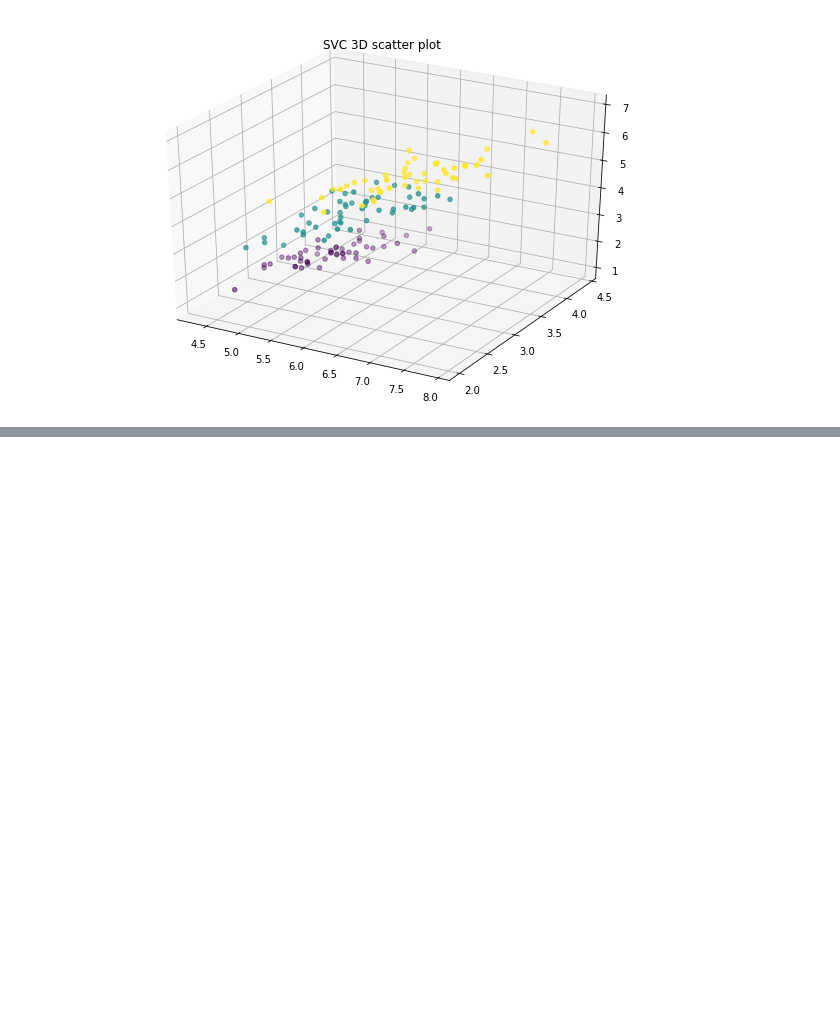
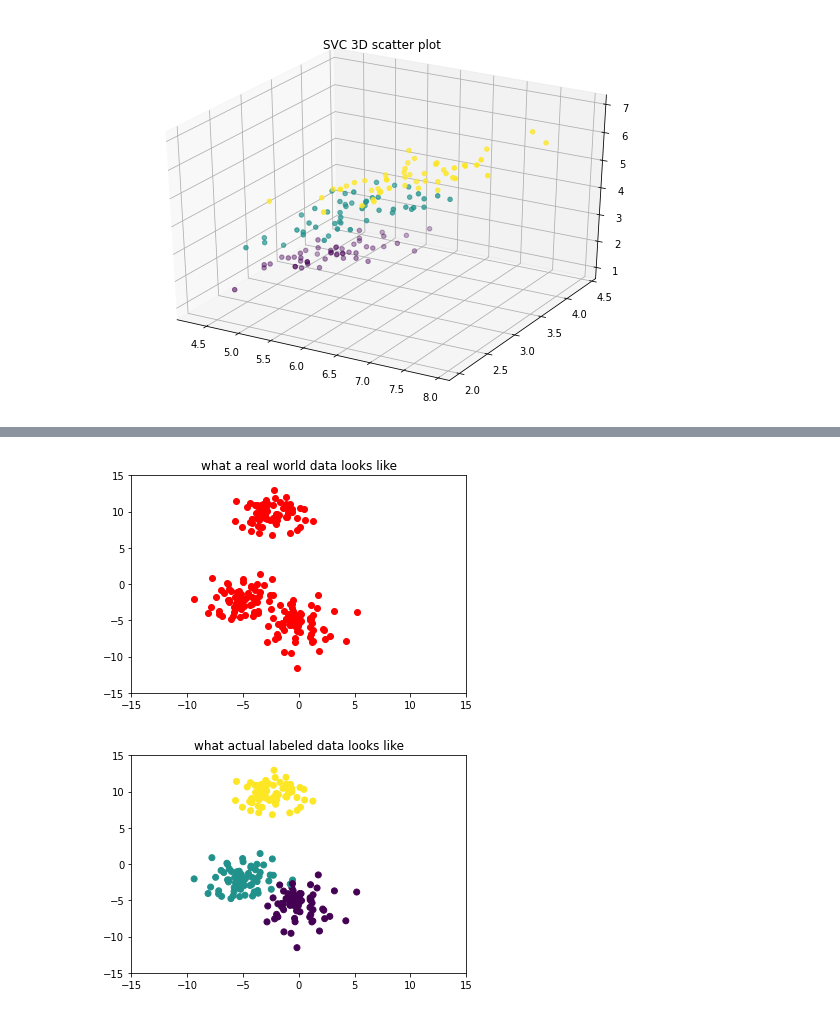
Before and after one commit to Arnabsaha6/Machine-Learning, a Jupyter notebook: Machine_Learning_Hands_on_Knowledge.ipynb, the cells around one changed output, grey strips where cells are left out. Cells and saved outputs as stored; diff of their text form; code cells hidden in the pictures; blank space fills up the shorter version.

```diff
--- a/Machine_Learning_Hands_on_Knowledge.ipynb
+++ b/Machine_Learning_Hands_on_Knowledge.ipynb
@@ -278,3 +278,26 @@ plt.show()
 * The algorithm is finished when the assignment of instances to clusters no longer changes
 
 ![Title](https://miro.medium.com/max/734/1*yThVPL3TBBMf44KGefyIbw.png)
+# %%
+from sklearn.datasets import make_blobs
+import matplotlib.pyplot as plt
+from sklearn.cluster import KMeans
+
+data = make_blobs(n_samples=200, n_features=2, centers=3, cluster_std=1.6, random_state=50)
+
+points = data[0]
+
+plt.scatter(data[0][:,0], data[0][:,1], c='red', cmap='viridis')
+plt.xlim(-15,15)
+plt.ylim(-15,15)
+plt.title('what a real world data looks like')
+plt.show()
+
+plt.scatter(data[0][:,0], data[0][:,1], c=data[1], cmap='viridis')
+plt.xlim(-15,15)
+plt.ylim(-15,15)
+plt.title('what actual labeled data looks like')
+plt.show()
+# %% [output]
+[figure, added]
+[figure, added]
```
Also changed, not shown: parts of 5 cells of this notebook.
